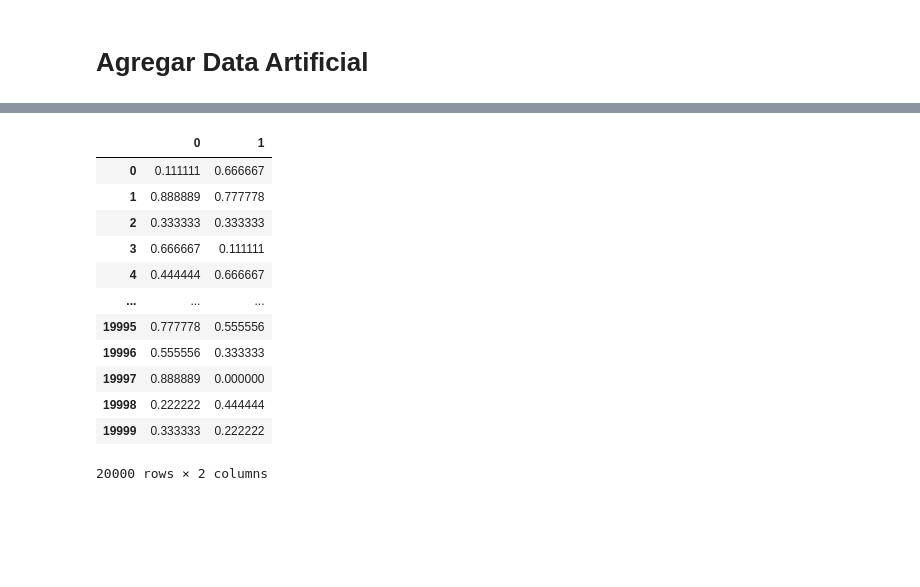
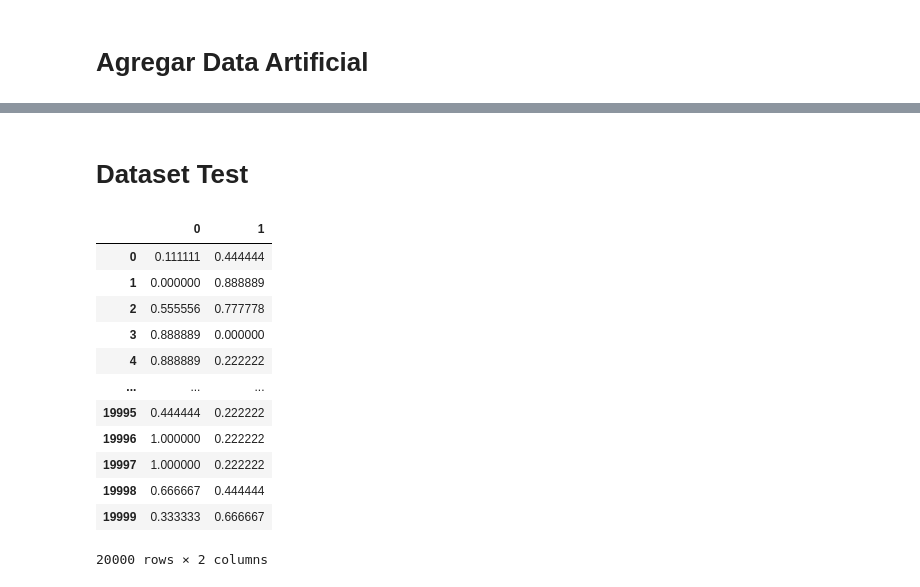
Before and after one commit to YessicaCh/SRTourism, a Jupyter notebook: Test Movilens .ipynb, the cells around one changed output, grey strips where cells are left out. Cells and saved outputs as stored; diff of their text form; code cells hidden in the pictures; blank space fills up the shorter version.

```diff
--- a/Test Movilens .ipynb
+++ b/Test Movilens .ipynb
@@ -130,17 +165,20 @@ f
+# %% [markdown]
+# Dataset Test
 # %%
+f = resultTest.shape[0]
 preferencia = generatePreferences(f,2)
 preferencia
 # %% [output]
 |  | 0 | 1 |
-| 0 | 0.111111 | 0.666667 |
-| 1 | 0.888889 | 0.777778 |
-| 2 | 0.333333 | 0.333333 |
-| 3 | 0.666667 | 0.111111 |
-| 4 | 0.444444 | 0.666667 |
+| 0 | 0.111111 | 0.444444 |
+| 1 | 0.000000 | 0.888889 |
+| 2 | 0.555556 | 0.777778 |
+| 3 | 0.888889 | 0.000000 |
+| 4 | 0.888889 | 0.222222 |
 | ... | ... | ... |
-| 19995 | 0.777778 | 0.555556 |
-| 19996 | 0.555556 | 0.333333 |
-| 19997 | 0.888889 | 0.000000 |
-| 19998 | 0.222222 | 0.444444 |
-| 19999 | 0.333333 | 0.222222 |
+| 19995 | 0.444444 | 0.222222 |
+| 19996 | 1.000000 | 0.222222 |
+| 19997 | 1.000000 | 0.222222 |
+| 19998 | 0.666667 | 0.444444 |
+| 19999 | 0.333333 | 0.666667 |
 20000 rows × 2 columns
```
Also changed, not shown: parts of 8 cells of this notebook, 2 other files.
